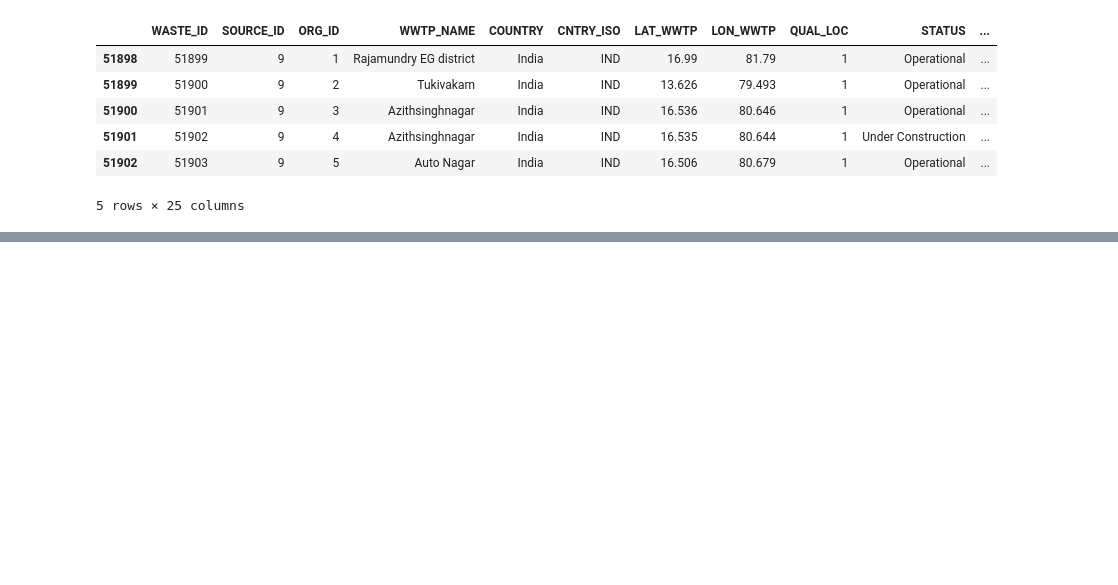
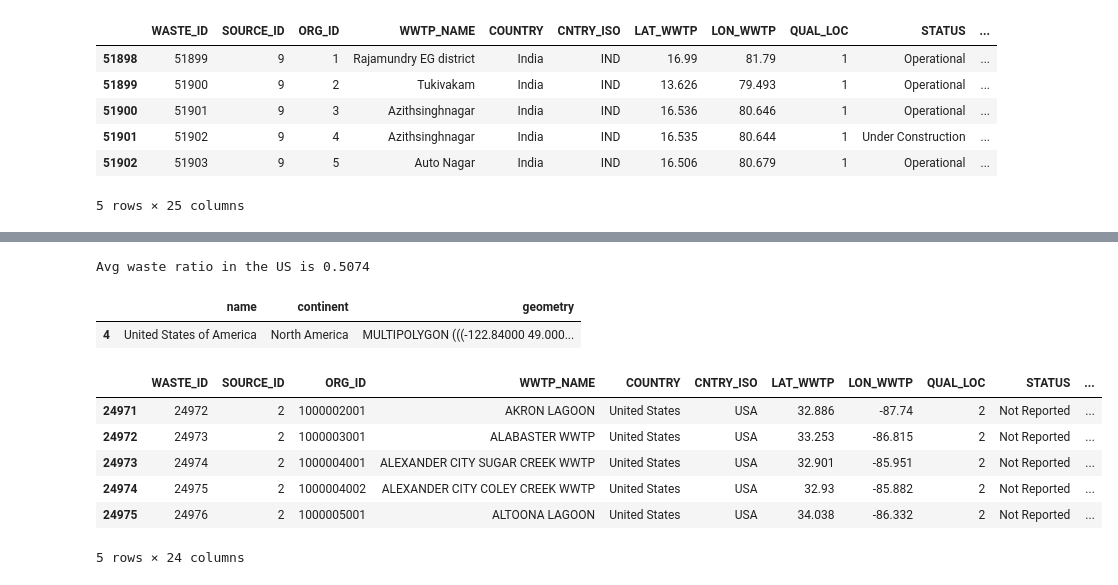
Before and after one commit to Rishab-KH/UML-Project, a Jupyter notebook: proj.ipynb, the cells around one changed output, grey strips where cells are left out. Cells and saved outputs as stored; diff of their text form; code cells hidden in the pictures; blank space fills up the shorter version.

```diff
--- a/proj.ipynb
+++ b/proj.ipynb
@@ -879,0 +985,30 @@ plt.show()
+# %%
+print(f"Avg waste ratio in the US is {round(avg_waste_ratio_usa, 4)}")
+# %% [output]
+Avg waste ratio in the US is 0.5074
+# %%
+# Load countries data from Natural Earth through GeoPandas
+world = gpd.read_file(gpd.datasets.get_path('naturalearth_lowres'))
+
+# Select only the 'name', 'continent', and 'geometry' columns
+world = world[['name', 'continent', 'geometry']]
+
+# Filter for USA
+usa_boundry = world[world['name'] == "United States of America"]
+
+# Display the result
+usa_boundry
+# %% [output]
+|  | name | continent | geometry |
+| 4 | United States of America | North America | MULTIPOLYGON (((-122.84000 49.000... |
+# %%
+usa_df = df1[df1['COUNTRY'] == "United States"]
+usa_df.head()
+# %% [output]
+|  | WASTE_ID | SOURCE_ID | ORG_ID | WWTP_NAME | COUNTRY | CNTRY_ISO | LAT_WWTP | LON_WWTP | QUAL_LOC | STATUS | ... |
+| 24971 | 24972 | 2 | 1000002001 | AKRON LAGOON | United States | USA | 32.886 | -87.74 | 2 | Not Reported | ... |
+| 24972 | 24973 | 2 | 1000003001 | ALABASTER WWTP | United States | USA | 33.253 | -86.815 | 2 | Not Reported | ... |
+| 24973 | 24974 | 2 | 1000004001 | ALEXANDER CITY SUGAR CREEK WWTP | United States | USA | 32.901 | -85.951 | 2 | Not Reported | ... |
+| 24974 | 24975 | 2 | 1000004002 | ALEXANDER CITY COLEY CREEK WWTP | United States | USA | 32.93 | -85.882 | 2 | Not Reported | ... |
+| 24975 | 24976 | 2 | 1000005001 | ALTOONA LAGOON | United States | USA | 34.038 | -86.332 | 2 | Not Reported | ... |
+5 rows × 24 columns
```
Also changed, not shown: parts of 28 cells of this notebook.
